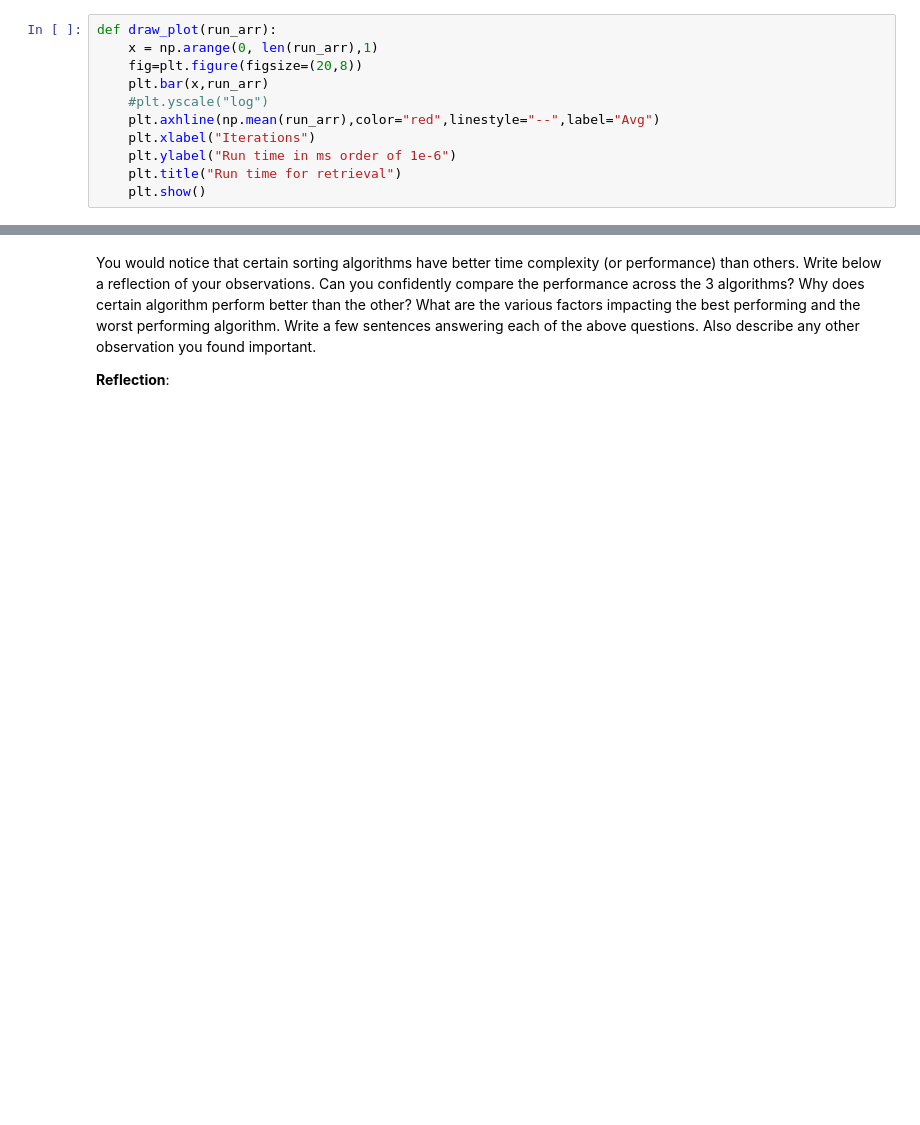
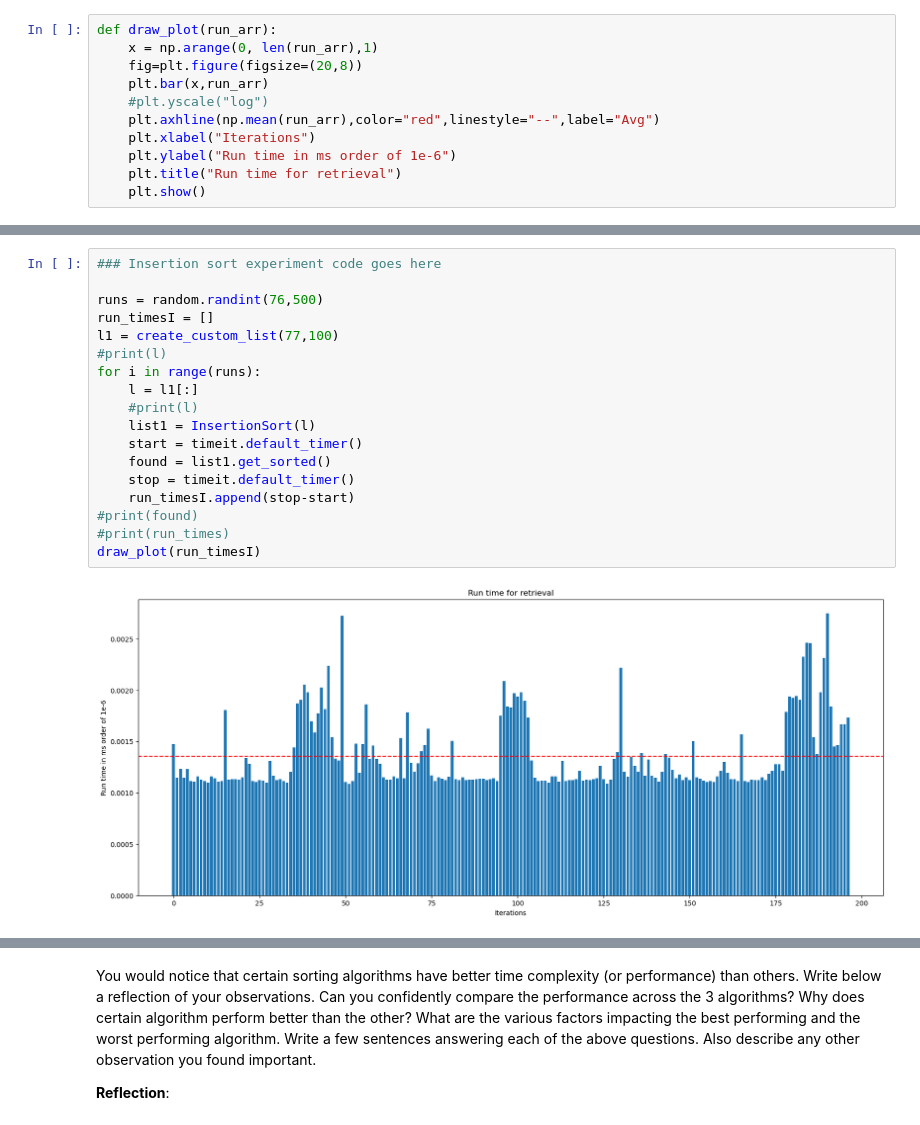
Before and after one commit to saboorah/CS2XC3, a Jupyter notebook: Lab_II.ipynb, the cells around one changed output, grey strips where cells are left out. Drawn from its saved outputs; the diff is of its cells as text; blank space fills up the shorter version.

```diff
--- a/Lab_II.ipynb
+++ b/Lab_II.ipynb
@@ -180 +181,21 @@ draw_plot(run_times)
+# %%
+### Insertion sort experiment code goes here
+
+runs = random.randint(76,500)
+run_timesI = []
+l1 = create_custom_list(77,100)
+#print(l)
+for i in range(runs):
+    l = l1[:]
+    #print(l)
+    list1 = InsertionSort(l)
+    start = timeit.default_timer()
+    found = list1.get_sorted()
+    stop = timeit.default_timer()
+    run_timesI.append(stop-start)
+#print(found)
+#print(run_times)
+draw_plot(run_timesI)
+# %% [output]
+[figure, added]
 # %%
```
Also changed, not shown: parts of 19 cells of this notebook.
